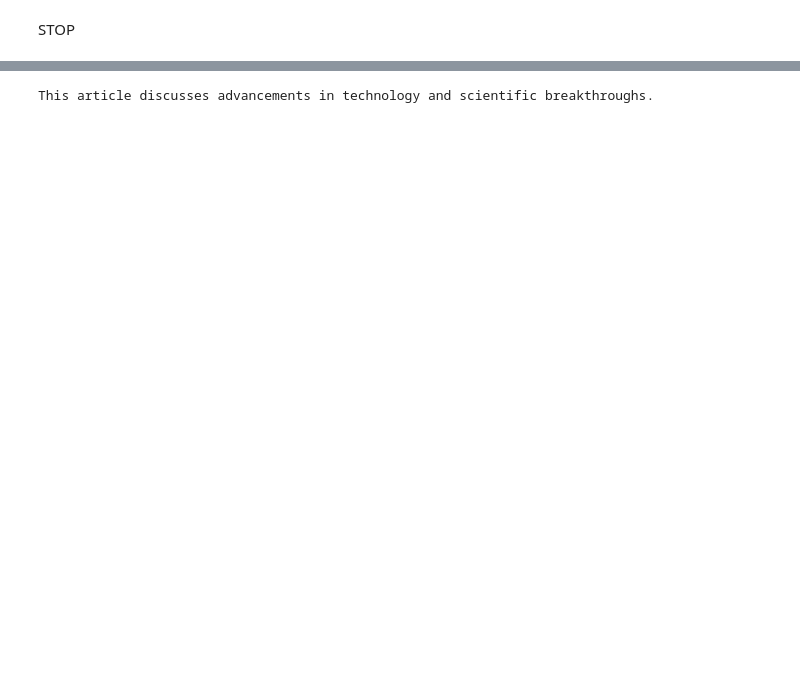
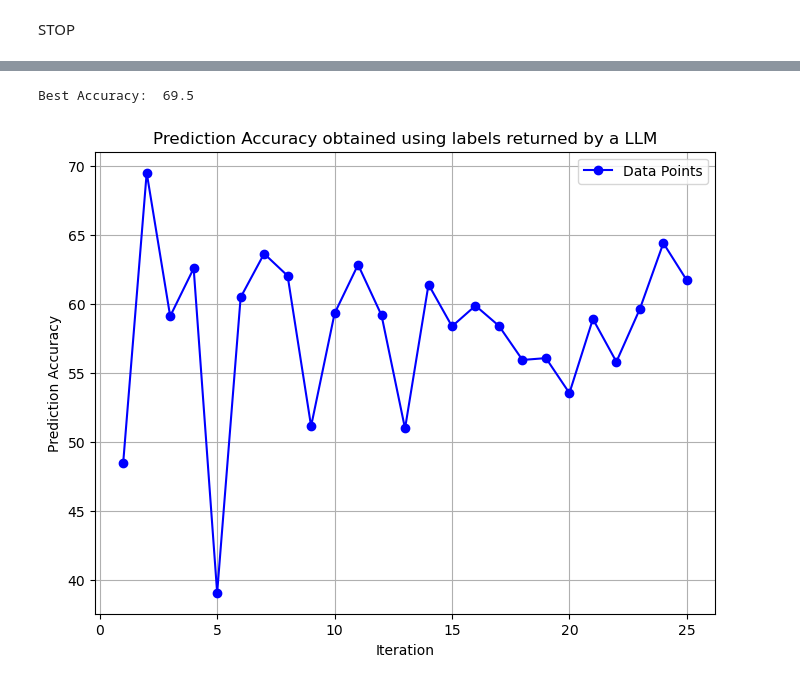
Before and after one commit to Divyanshudiv/Roberta_Zero_Shot, a Jupyter notebook: main.ipynb, the cells around one changed output, grey strips where cells are left out. Saved outputs shown, nothing was run; the diff lists cells and outputs as text; code cells hidden in the pictures; blank space fills up the shorter version.

Commit message:
gemma2 and qwen2.5 outputs saved.

```diff
--- a/main.ipynb
+++ b/main.ipynb
@@ -321,13 +320,13 @@ from ollama import chat
 import ast
 import matplotlib.pyplot as plt
 
-MAX_ITERATIONS = 50
+MAX_ITERATIONS = 25
 
 # Initialize model and variables
-model_name = 'gemma2'
+model_name = 'qwen2.5:32b'
 
 # Initial label map
-label_map = dict()
+label_map = {0: 'World', 1: 'Sports', 2: 'Business', 4: 'Sci/Tech'}
 best_accuracy = 48.5
 accuracy_data = [48.5]
 iteration_data = list(range(1, MAX_ITERATIONS + 1))
@@ -353,14 +352,15 @@ def interact_with_llm(model_name, prompt):
 iteration = 1
 response = ""
 while iteration <= MAX_ITERATIONS:
+    print(f"\nIteration {iteration}: Current label prompts:")
+    for k, v in label_map.items():
+        print(f"{k}: \"{v}\"")
     if(initial_interaction):
         label_map = interact_with_llm(model_name, message)
         initial_interaction = False
 
     else:
-        print(f"\nIteration {iteration}: Current label prompts:")
-        for k, v in label_map.items():
-            print(f"{k}: \"{v}\"")
+
 
 
         # Get outputs from func1 and func2
@@ -375,13 +375,13 @@ while iteration <= MAX_ITERATIONS:
 
         # Prepare input message for the LLM
         llm_input = f"""
-    Here are the current prompts for labels:\n{label_map}
-    Here is the analysis for your last set of prompts/labels for the data:
-    {output1}
-    {output2}
+            Here are the current prompts for labels:\n{label_map}
+            Here is the analysis for your last set of prompts/labels for the data:
+            {output1}
+            {output2}
 
-    Using this and the current prompts, generate improved prompts for the labels.(print only in the format described and print nothing else)
-    Output format: {{0: "prompt0", 1: "prompt1", 2: "prompt2", 3: "prompt3"}}"""
+            Using this and the current prompts, generate improved prompts for the labels.(print only in the format described and print nothing else, also the prompts should not be questions, rather they should be assertions)
+            Output format: {{0: "prompt0", 1: "prompt1", 2: "prompt2", 3: "prompt3"}}"""
 
         print(llm_input)
 
@@ -416,24 +608,0 @@ Iteration 2: Current label prompts:
-# %%
-from ollama import chat
-import ast
-
-# Initialize model and variables
-# model_name = 'nemotron'
-
-# # Initial label map
-# label_map = dict()
-
-# initial_interaction = True
-# Function to interact with the LLM
-# response = interact_with_llm(model_name, message)
-input = '''0: "This article discusses advancements in technology and scientific breakthroughs.",
-1: "This article reports on sporting events, athletes, and competitions.",
-2: "This article covers financial news, market trends, and business developments.",
-3: "This article provides information about global events, politics, and international relations."
-'''
-
-formatted_string = "{" + input + "}"
-dictionary = ast.literal_eval(formatted_string)
-print(dictionary[0])
-# %% [output]
-This article discusses advancements in technology and scientific breakthroughs.
@@ -439,0 +630,18 @@ This article discusses advancements in technology and scientific breakthroughs.
+# %%
+plt.figure(figsize=(8, 6))
+plt.plot(iteration_data, accuracy_data, marker= 'o', linestyle = '-', color = 'b', label = 'Data Points')
+
+plt.xlabel('Iteration')
+plt.ylabel('Prediction Accuracy')
+plt.title("Prediction Accuracy obtained using labels returned by a LLM")
+plt.legend()
+plt.grid(True)
+
+
+
+print("Best Accuracy: " , best_accuracy)
+plt.savefig('qwen2.5:27b_accuracy.png', dpi = 300, bbox_inches = 'tight')
+plt.show()
+# %% [output]
+Best Accuracy:  69.5
+[figure, added]
```
Also changed, not shown: parts of 5 cells of this notebook, 4 other files.
